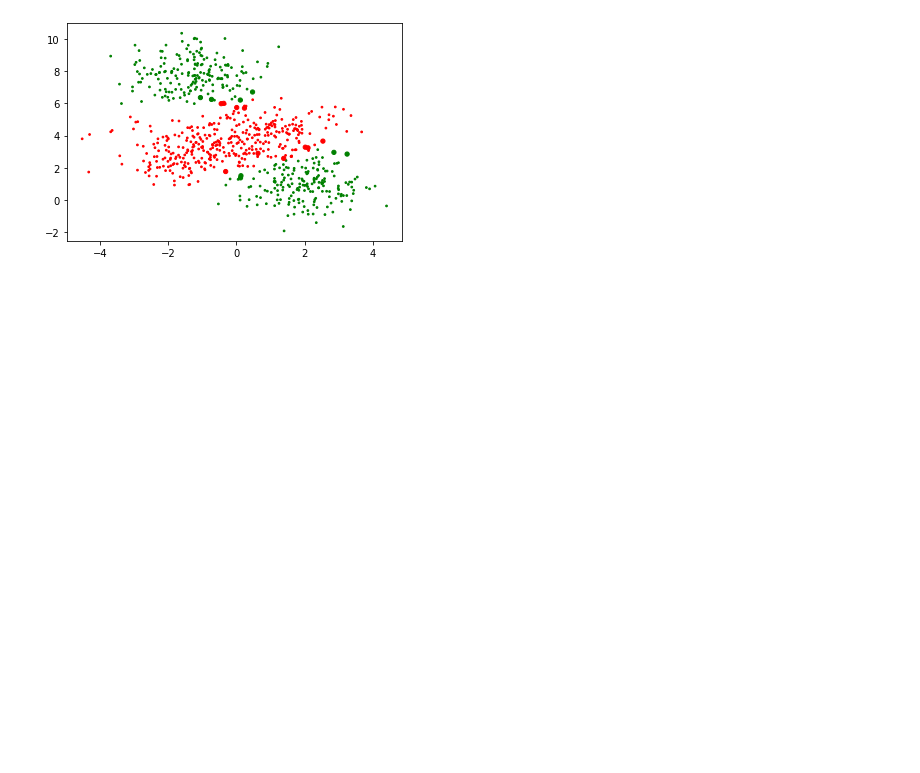
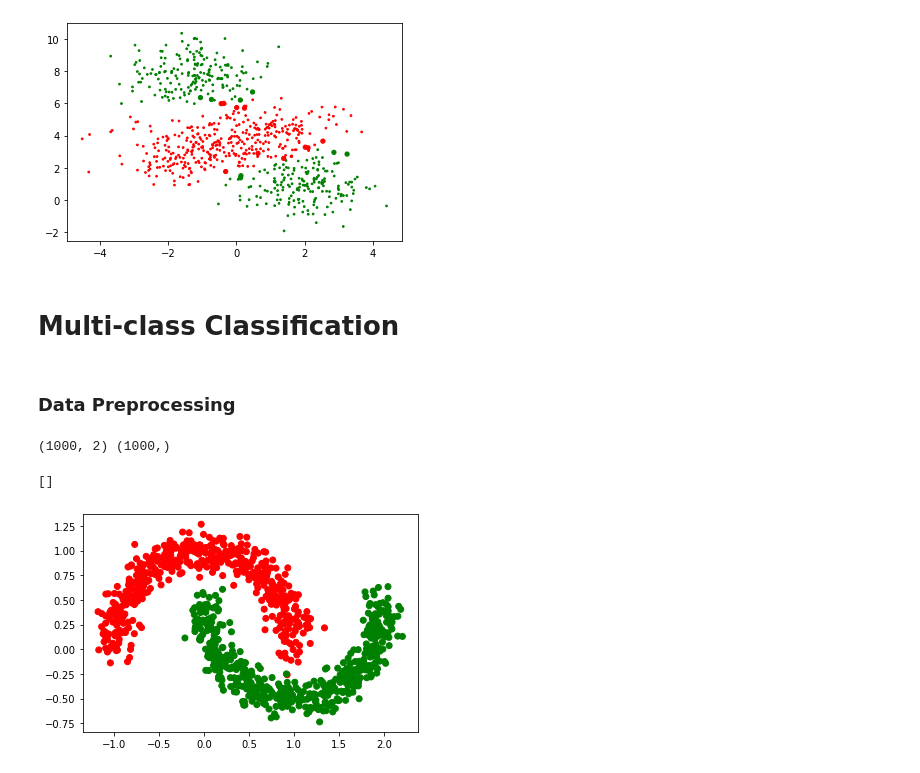
Before and after one commit to PavanReddy28/ML, a Jupyter notebook: Feedforward_NN.ipynb, the cells around one changed output. Cells and saved outputs as stored; diff of their text form; code cells hidden in the pictures; blank space fills up the shorter version.

```diff
--- a/Feedforward_NN.ipynb
+++ b/Feedforward_NN.ipynb
@@ -274,3 +281,5 @@ plt.scatter(X_train[:,0], X_train[:,1], c=Y_pred_binarised_train, cmap=my_cmap,
 plt.show()
 # %% [output]
 [figure]
+# %% [markdown]
+# Multi-class Classification
@@ -276,0 +288,13 @@ plt.show()
+# %% [markdown]
+### Data Preprocessing
+# %%
+data1, labels1 = make_moons(n_samples=1000, random_state=0, noise=0.1)
+print(data.shape, labels.shape)
+# %% [output]
+(1000, 2) (1000,)
+# %%
+plt.scatter(data[:,0], data[:,1], c=labels, cmap=my_cmap)
+plt.plot()
+# %% [output]
+[]
+[figure, added]
```
Also changed, not shown: parts of 16 cells of this notebook.
